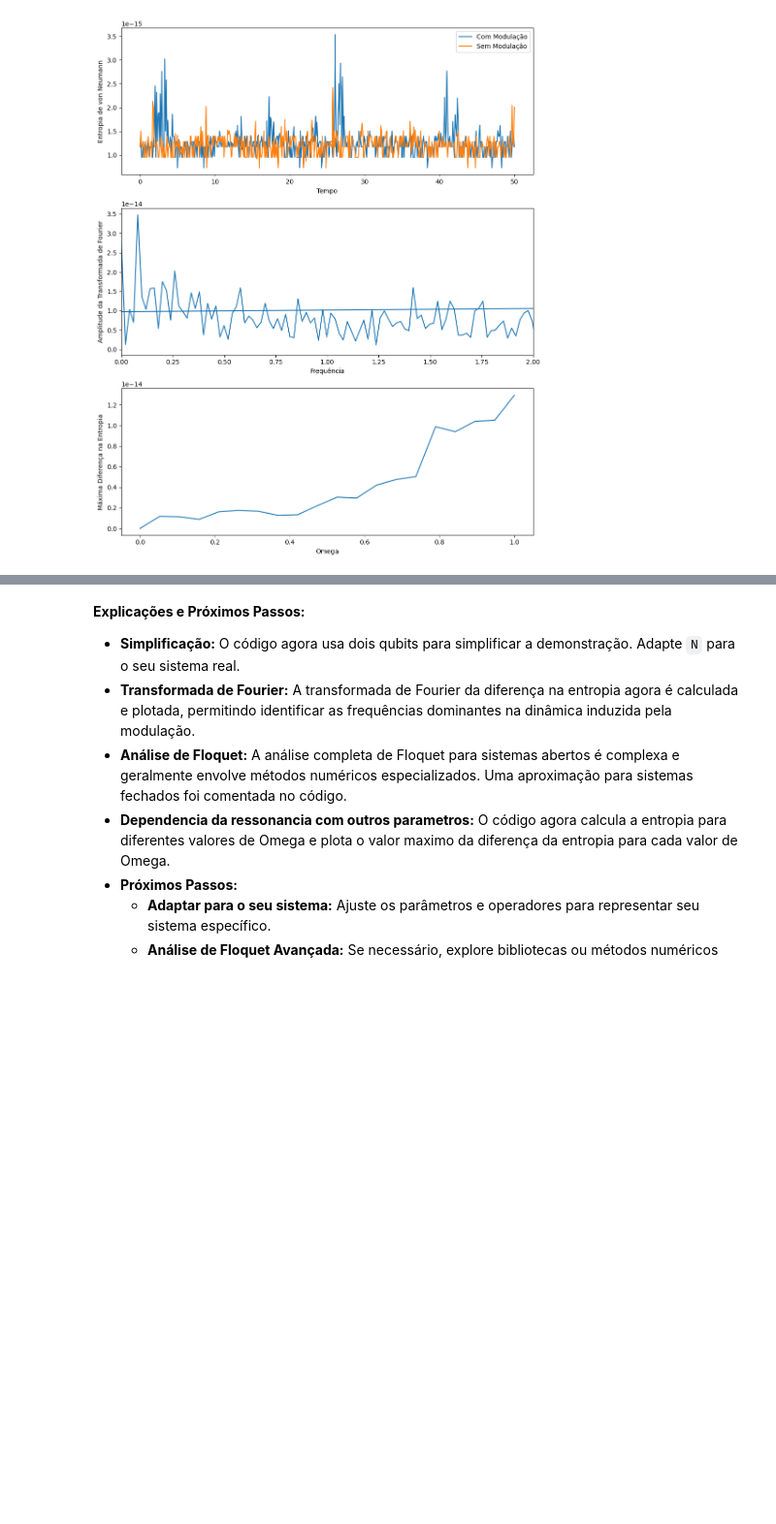
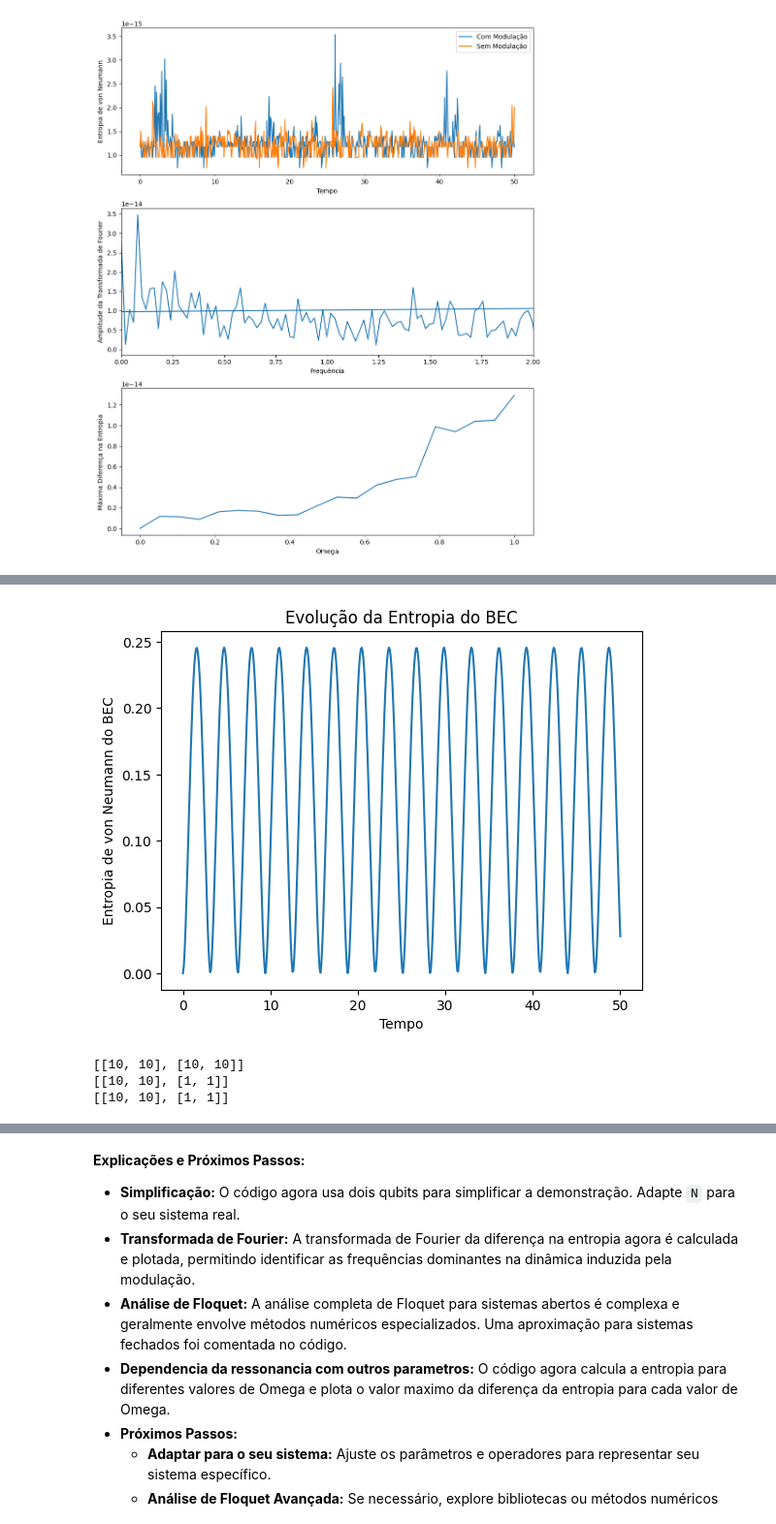
Before and after one commit to Bellinimarcos-prog/causalidade-em-ia, a Jupyter notebook: Nosso_trabalho_está_assim,,_ainda_não_tenho_o_cód_.ipynb, the cells around one changed output, grey strips where cells are left out. Shown: that part at 97% size. Drawn from its saved outputs; the diff is of its cells as text; code cells hidden in the pictures; blank space fills up the shorter version.

```diff
--- a/Nosso_trabalho_está_assim,,_ainda_não_tenho_o_cód_.ipynb
+++ b/Nosso_trabalho_está_assim,,_ainda_não_tenho_o_cód_.ipynb
@@ -210,0 +252,49 @@ Requirement already satisfied: six>=1.5 in /usr/local/lib/python3.11/dist-packag
+# %%
+import qutip as qt
+import numpy as np
+import matplotlib.pyplot as plt
+
+# Parâmetros
+N_b = 10      # Número de sítios/modos do BEC (exemplo)
+N_f = 10      # Número de modos de fótons
+g = 0.5       # Constante de acoplamento BEC-fóton (AUMENTADA)
+w_b = 1.0     # Frequência do BEC
+w_f = 1.0     # Frequência dos fótons
+tlist = np.linspace(0, 50, 500) #Aumentei o tempo de simulação e o numero de pontos
+
+# Operadores
+b = qt.destroy(N_b)
+b_dag = b.dag()
+a = qt.destroy(N_f)
+a_dag = a.dag()
+I_b = qt.qeye(N_b)
+I_f = qt.qeye(N_f)
+
+# Hamiltoniano
+H = w_b * qt.tensor(b_dag * b, I_f) + w_f * qt.tensor(I_b, a_dag * a) + g * (qt.tensor(b, a_dag) + qt.tensor(b_dag, a))
+
+# Estado Inicial (MODIFICADO - Superposição)
+psi0_b = (qt.basis(N_b, 0) + qt.basis(N_b, 1)).unit() #Superposição do estado fundamental e o primeiro estado excitado
+psi0 = qt.tensor(psi0_b, qt.basis(N_f, 0))
+
+# Simulação
+result = qt.mesolve(H, psi0, tlist, [], [])
+
+# Calcular a entropia de von Neumann do subsistema do BEC
+entropy_b = [qt.entropy_vn(qt.ptrace(state, 0)) for state in result.states]
+
+# Plotar a entropia
+plt.plot(tlist, entropy_b)
+plt.xlabel("Tempo")
+plt.ylabel("Entropia de von Neumann do BEC")
+plt.title("Evolução da Entropia do BEC")
+plt.show()
+
+print(H.dims)
+print(psi0.dims)
+print(result.states[0].dims)
+# %% [output]
+[figure, added]
+[[10, 10], [10, 10]]
+[[10, 10], [1, 1]]
+[[10, 10], [1, 1]]
```
Also changed, not shown: parts of 5 cells of this notebook.
